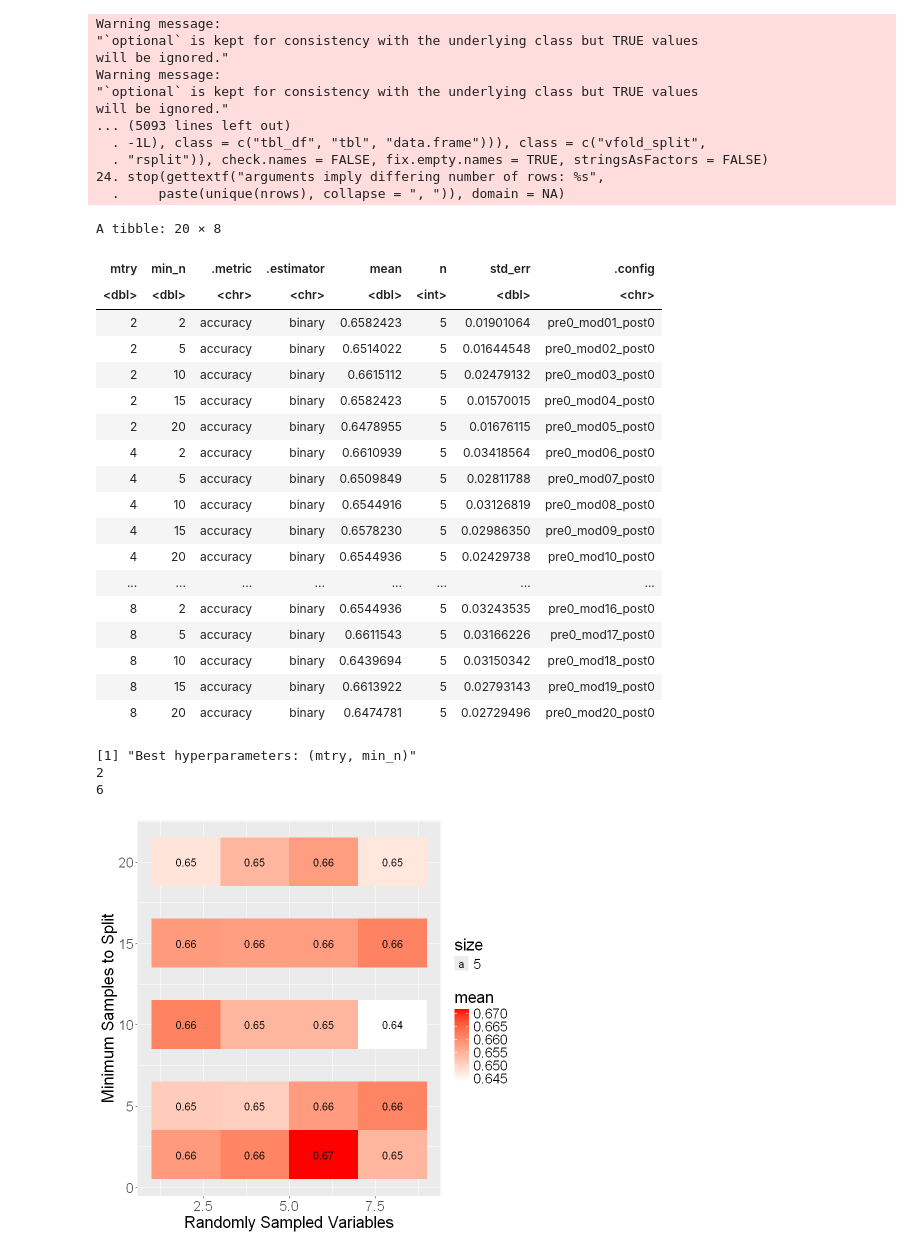
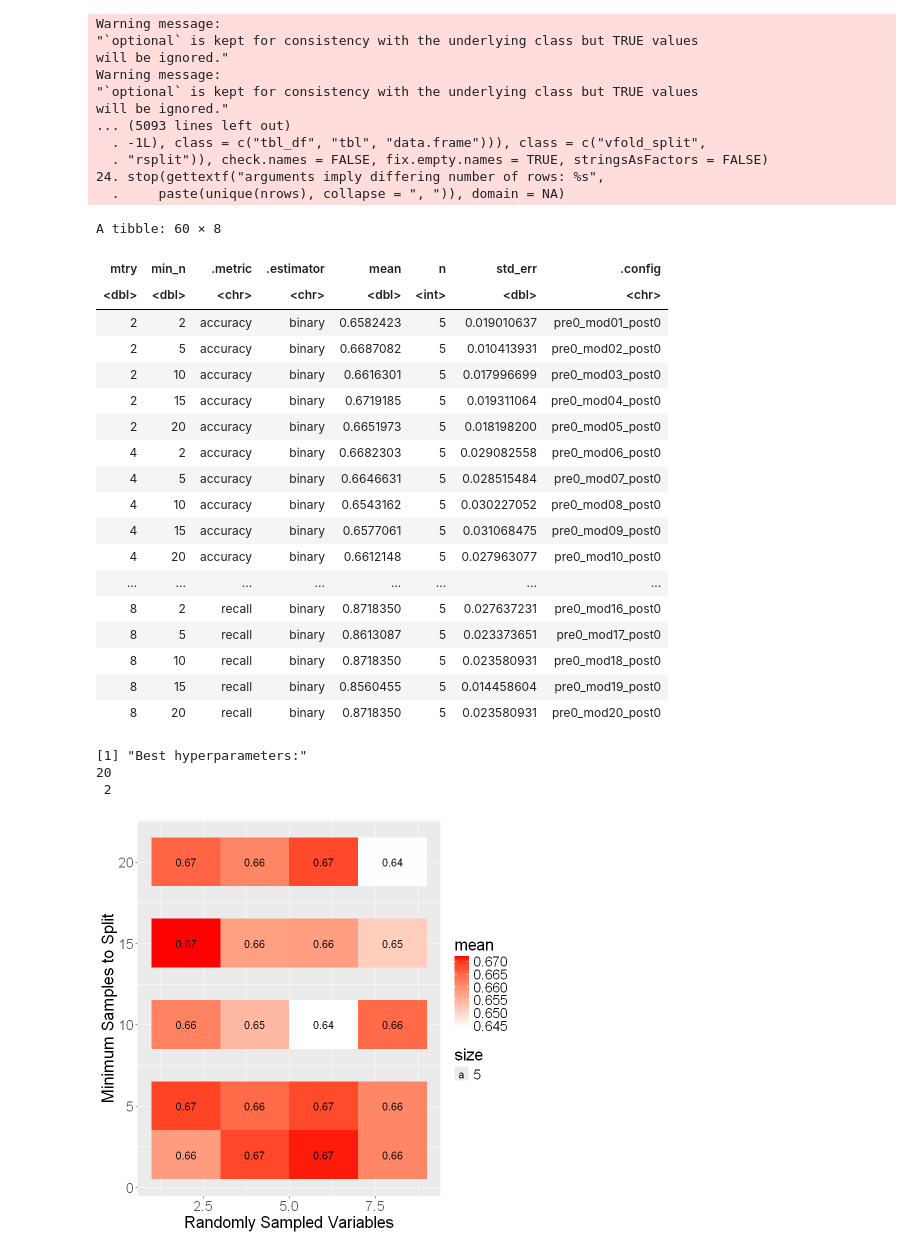
Before and after one commit to jsanvik/Birdsong, a Jupyter notebook: 03 Modelling/04 match_random_forest.ipynb, the cells around one changed output. Cells and saved outputs as stored; diff of their text form; code cells hidden in the pictures.

```diff
--- a/03 Modelling/04 match_random_forest.ipynb
+++ b/03 Modelling/04 match_random_forest.ipynb
@@ -128,19 +132,20 @@ recipe <- recipe(does_it_match ~ ., data = train_data) %>%
 # %%
 # Create model specification
 model_tuning_spec <- rand_forest(mtry = tune(), trees = 1000, min_n=tune()) %>%
-    set_engine("ranger") %>%
+    set_engine("ranger", importance = "impurity") %>% # importance = impurity measures feature importance (using gini impurity reduction), used for vip() later
     set_mode("classification")
 # %%
 tune_grid <- tidyr::crossing(
     mtry = c(2, 4, 6, 8), # The number of variables randomly sampled as candidates at each split
     min_n = c(2, 5, 10, 15, 20) # Minimum number of data points in a node required for a split
 )
+eval_metrics <- metric_set(accuracy, precision, recall)
 
 model_tuning <- workflow() %>%
     add_recipe(recipe) %>%
     add_model(model_tuning_spec) %>%
 
-        tune_grid(resamples = train_vfold, grid=tune_grid) # for v-fold cross validation, tuning k parameter
+        tune_grid(resamples = train_vfold, grid=tune_grid, metrics = eval_metrics) # for v-fold cross validation, tuning k parameter
         # fit(data = train_data) # to train on whole train set with no validation set
 
 model_tuning
@@ -164,44 +169,44 @@ will be ignored."
   .     paste(unique(nrows), collapse = ", ")), domain = NA)
 # %%
 # Accuracies listed use 5-fold cross validation 2025-10-17
-model_tuning_accuracies <- model_tuning %>% collect_metrics() %>% filter(.metric == "accuracy")
+model_tuning_accuracies <- model_tuning %>% collect_metrics() %>% arrange(.metric) #  %>% filter(.metric == "accuracy")
 model_tuning_accuracies
 # %% [output]
-A tibble: 20 × 8
+A tibble: 60 × 8
 | mtry | min_n | .metric | .estimator | mean | n | std_err | .config |
 | <dbl> | <dbl> | <chr> | <chr> | <dbl> | <int> | <dbl> | <chr> |
-| 2 | 2 | accuracy | binary | 0.6582423 | 5 | 0.01901064 | pre0_mod01_post0 |
-| 2 | 5 | accuracy | binary | 0.6514022 | 5 | 0.01644548 | pre0_mod02_post0 |
-| 2 | 10 | accuracy | binary | 0.6615112 | 5 | 0.02479132 | pre0_mod03_post0 |
-| 2 | 15 | accuracy | binary | 0.6582423 | 5 | 0.01570015 | pre0_mod04_post0 |
-| 2 | 20 | accuracy | binary | 0.6478955 | 5 | 0.01676115 | pre0_mod05_post0 |
-| 4 | 2 | accuracy | binary | 0.6610939 | 5 | 0.03418564 | pre0_mod06_post0 |
-| 4 | 5 | accuracy | binary | 0.6509849 | 5 | 0.02811788 | pre0_mod07_post0 |
-| 4 | 10 | accuracy | binary | 0.6544916 | 5 | 0.03126819 | pre0_mod08_post0 |
-| 4 | 15 | accuracy | binary | 0.6578230 | 5 | 0.02986350 | pre0_mod09_post0 |
-| 4 | 20 | accuracy | binary | 0.6544936 | 5 | 0.02429738 | pre0_mod10_post0 |
+| 2 | 2 | accuracy | binary | 0.6582423 | 5 | 0.019010637 | pre0_mod01_post0 |
+| 2 | 5 | accuracy | binary | 0.6687082 | 5 | 0.010413931 | pre0_mod02_post0 |
+| 2 | 10 | accuracy | binary | 0.6616301 | 5 | 0.017996699 | pre0_mod03_post0 |
+| 2 | 15 | accuracy | binary | 0.6719185 | 5 | 0.019311064 | pre0_mod04_post0 |
+| 2 | 20 | accuracy | binary | 0.6651973 | 5 | 0.018198200 | pre0_mod05_post0 |
+| 4 | 2 | accuracy | binary | 0.6682303 | 5 | 0.029082558 | pre0_mod06_post0 |
+| 4 | 5 | accuracy | binary | 0.6646631 | 5 | 0.028515484 | pre0_mod07_post0 |
+| 4 | 10 | accuracy | binary | 0.6543162 | 5 | 0.030227052 | pre0_mod08_post0 |
+| 4 | 15 | accuracy | binary | 0.6577061 | 5 | 0.031068475 | pre0_mod09_post0 |
+| 4 | 20 | accuracy | binary | 0.6612148 | 5 | 0.027963077 | pre0_mod10_post0 |
 | ... | ... | ... | ... | ... | ... | ... | ... |
-| 8 | 2 | accuracy | binary | 0.6544936 | 5 | 0.03243535 | pre0_mod16_post0 |
-| 8 | 5 | accuracy | binary | 0.6611543 | 5 | 0.03166226 | pre0_mod17_post0 |
-| 8 | 10 | accuracy | binary | 0.6439694 | 5 | 0.03150342 | pre0_mod18_post0 |
-| 8 | 15 | accuracy | binary | 0.6613922 | 5 | 0.02793143 | pre0_mod19_post0 |
-| 8 | 20 | accuracy | binary | 0.6474781 | 5 | 0.02729496 | pre0_mod20_post0 |
+| 8 | 2 | recall | binary | 0.8718350 | 5 | 0.027637231 | pre0_mod16_post0 |
+| 8 | 5 | recall | binary | 0.8613087 | 5 | 0.023373651 | pre0_mod17_post0 |
+| 8 | 10 | recall | binary | 0.8718350 | 5 | 0.023580931 | pre0_mod18_post0 |
+| 8 | 15 | recall | binary | 0.8560455 | 5 | 0.014458604 | pre0_mod19_post0 |
+| 8 | 20 | recall | binary | 0.8718350 | 5 | 0.023580931 | pre0_mod20_post0 |
 # %%
 # plot accuracies of all values of hyperparameters
 
-ggplot(model_tuning_accuracies) +
+ggplot(model_tuning_accuracies %>% filter(.metric == "accuracy")) +
     geom_tile(aes(x=mtry, y=min_n, fill=mean)) +
     geom_text(aes(x=mtry, y=min_n, label=round(mean, 2), size=5)) +
-    labs(x = "Randomly Sampled Variables", y = "Minimum Samples to Split", color="Estimated Accuracy") +
+    labs(x = "Randomly Sampled Variables", y = "Minimum Samples to Split", color="Estimated Accuracy", main="Accuracy") +
     theme(text = element_text(size=20)) +
     scale_fill_gradient(low="white", high="red")
 
 # Print best hyperparameter values
 best_params <- model_tuning_accuracies %>% arrange(desc(mean)) %>% head(1) %>% pull(mtry, min_n)
-print("Best hyperparameters: (mtry, min_n)")
+print("Best hyperparameters:")
 print(best_params)
 # %% [output]
-[1] "Best hyperparameters: (mtry, min_n)"
-2
-6
+[1] "Best hyperparameters:"
+20
+ 2
-[figure, old version]
+[figure, new version]
```
Also changed, not shown: parts of 6 cells of this notebook, 7 other files.
